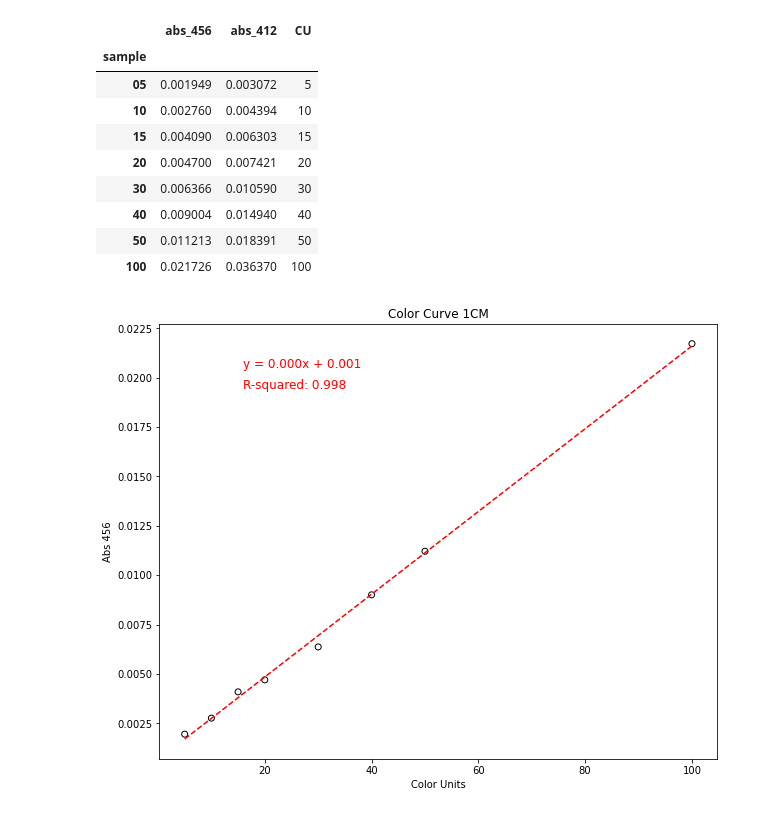
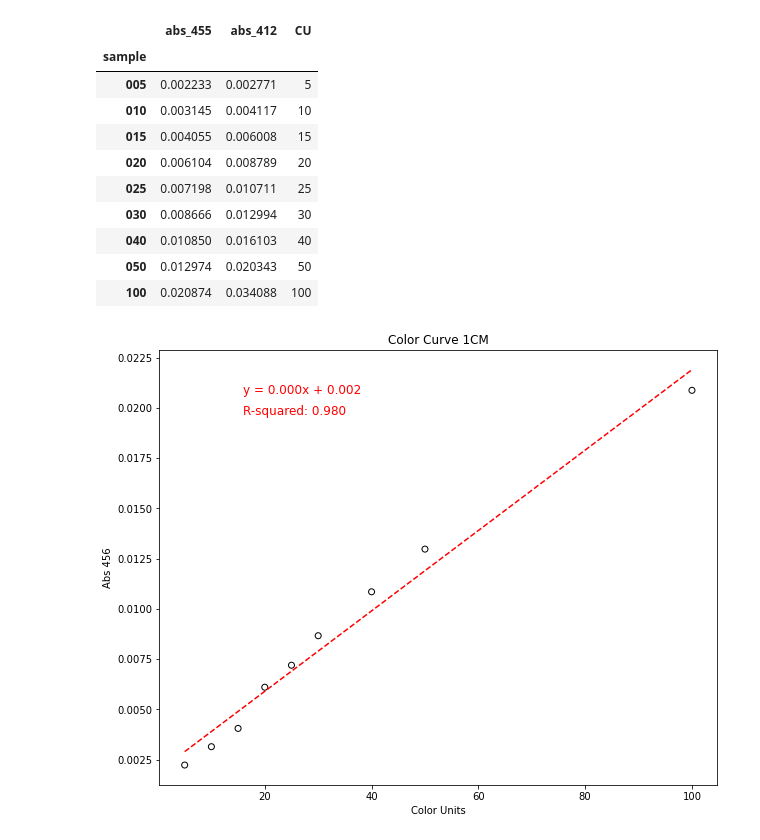
Before and after one commit to Hanna-the-explorer/NASA_Jupyter_Projects, a Jupyter notebook: DATA_Processing_codes/CU_data_analysis.ipynb, the cells around one changed output. Saved outputs shown, nothing was run; the diff lists cells and outputs as text; code cells hidden in the pictures.

```diff
--- a/DATA_Processing_codes/CU_data_analysis.ipynb
+++ b/DATA_Processing_codes/CU_data_analysis.ipynb
@@ -16,14 +16,14 @@ from scipy.signal import savgol_filter
 from numpy import ones,vstack
 from numpy.linalg import lstsq
 # %%
-files = glob.glob('../../../CDOM_DATA/TURB/Turb_cal_4.22.2023/*.txt')
-filescdom = '../../../CDOM_DATA/TURB/Turb_2309_4.22.2023/*.txt'
+files = glob.glob('../../../CDOM_DATA/TURB/Trub_cal_6.14.23/*.txt')
+filescdom = '../../../CDOM_DATA/TURB/Turb_2317_6.14.23/*.txt'
 
 #here is where the output will go
-path2 = '../../../CDOM_DATA/TURB/Turb_cal_4.22.2023.csv'
-path3 = '../../../CDOM_DATA/TURB/Turb_CU_2309.csv'
-plot1 = "../../../TURB/Color_Curve_abs_456_2309.png"
-plot2 = "../../../TURB/Color_Curve_abs_412_2309.png"
-spct = '../../../TURB/Spectra_2309.csv'
+path2 = '../../../TURB/Final/Turb_cal_6.14.csv'
+path3 = '../../../TURB/Final/Turb_CU_rerun_2317.csv'
+plot1 = "../../../TURB/Final/Color_Curve_abs_455_rerun_2317.png"
+plot2 = "../../../TURB/Final/Color_Curve_abs_412_rerun_2317.png"
+spct = '../../../TURB/Final/Spectra_rerun_2317.csv'
 files
 # %% [output]
@@ -84,7 +85,7 @@ df
 d = df.filter(regex='Absorbance*', axis=1)
 #this splits the column names by
 #edit here to make the names a 6 diget number code
-names = d.columns.str.rsplit('_', n=8).str[1]
+names = d.columns.str.rsplit('_', n=8).str[0]
 #this part groups evethign by the sample ID that we have in names then avarages all scanns regardless of how many there are
 df = d.groupby(names, axis=1).mean()
 df['wl'] = df.index
@@ -124,11 +125,11 @@ maxfev = 10000000
 for (columnName, columnData) in df.iteritems():
     col = columnName
 
-    abs_456 = df[(df['wl']==456)][col].mean()
+    abs_455 = df[(df['wl']==455)][col].mean()
     abs_412 = df[(df['wl']==412)][col].mean()
 
     dict = {'sample':[columnName],
-        'abs_456':[abs_456],
+        'abs_455':[abs_455],
             'abs_412':[abs_412],}
     ss_outs = pd.DataFrame(dict)
     ss_outs = ss_outs.set_index('sample', drop=True)
@@ -141,53 +142,58 @@ ss_outs.to_csv(path2)
 ss_outs
 conc = ss_outs
 conc['CU'] = conc.index.astype(int)
+
+#row = pd.DataFrame([0] * len(conc.columns), columns=conc.columns)
+#conc = conc.append(row, ignore_index=True)
+
 conc = conc.sort_values('CU')
 conc
 # %% [output]
-|  | abs_456 | abs_412 | CU |
+|  | abs_455 | abs_412 | CU |
 | sample |  |  |  |
-| 05 | 0.001949 | 0.003072 | 5 |
-| 10 | 0.002760 | 0.004394 | 10 |
-| 15 | 0.004090 | 0.006303 | 15 |
-| 20 | 0.004700 | 0.007421 | 20 |
-| 30 | 0.006366 | 0.010590 | 30 |
-| 40 | 0.009004 | 0.014940 | 40 |
-| 50 | 0.011213 | 0.018391 | 50 |
-| 100 | 0.021726 | 0.036370 | 100 |
+| 005 | 0.002233 | 0.002771 | 5 |
+| 010 | 0.003145 | 0.004117 | 10 |
+| 015 | 0.004055 | 0.006008 | 15 |
+| 020 | 0.006104 | 0.008789 | 20 |
+| 025 | 0.007198 | 0.010711 | 25 |
+| 030 | 0.008666 | 0.012994 | 30 |
+| 040 | 0.010850 | 0.016103 | 40 |
+| 050 | 0.012974 | 0.020343 | 50 |
+| 100 | 0.020874 | 0.034088 | 100 |
 # %%
 # create scatter plot
 fig, ax = plt.subplots(figsize=(10, 8))
-ax.scatter(conc['CU'], conc['abs_456'], facecolor='none', edgecolor='black')
+ax.scatter(conc['CU'], conc['abs_455'], facecolor='none', edgecolor='black')
 
 # add linear regression line
 x = conc['CU']
-y = conc['abs_456']
+y = conc['abs_455']
 coefficients = np.polyfit(x, y, 1)
 slope = coefficients[0]
 line = np.poly1d(coefficients)
 ax.plot(x, line(x), color='red', linestyle='--')
 
 # calculate R-squared
 residuals = y - line(x)
 ss_res = np.sum(residuals**2)
 ss_tot = np.sum((y - np.mean(y))**2)
 r_squared = 1 - (ss_res / ss_tot)
 
 # set x and y labels and title
 ax.set_xlabel('Color Units')
 ax.set_ylabel('Abs 456')
 ax.set_title('Color Curve 1CM')
 
 # print equation of line and R-squared on graph
 equation = f"y = {slope:.3f}x + {coefficients[1]:.3f}"
 r2_text = f"R-squared: {r_squared:.3f}"
 ax.text(0.15, 0.90, equation, transform=ax.transAxes, fontsize=12, color='red')
 ax.text(0.15, 0.85, r2_text, transform=ax.transAxes, fontsize=12, color='red')
 
 # show plot
 plt.show()
 # %% [output]
-[figure, old version]
+[figure, new version]
 # %%
 # create scatter plot
 fig, ax = plt.subplots(figsize=(10, 8))
```
Also changed, not shown: parts of 15 cells of this notebook, 3 other files.
